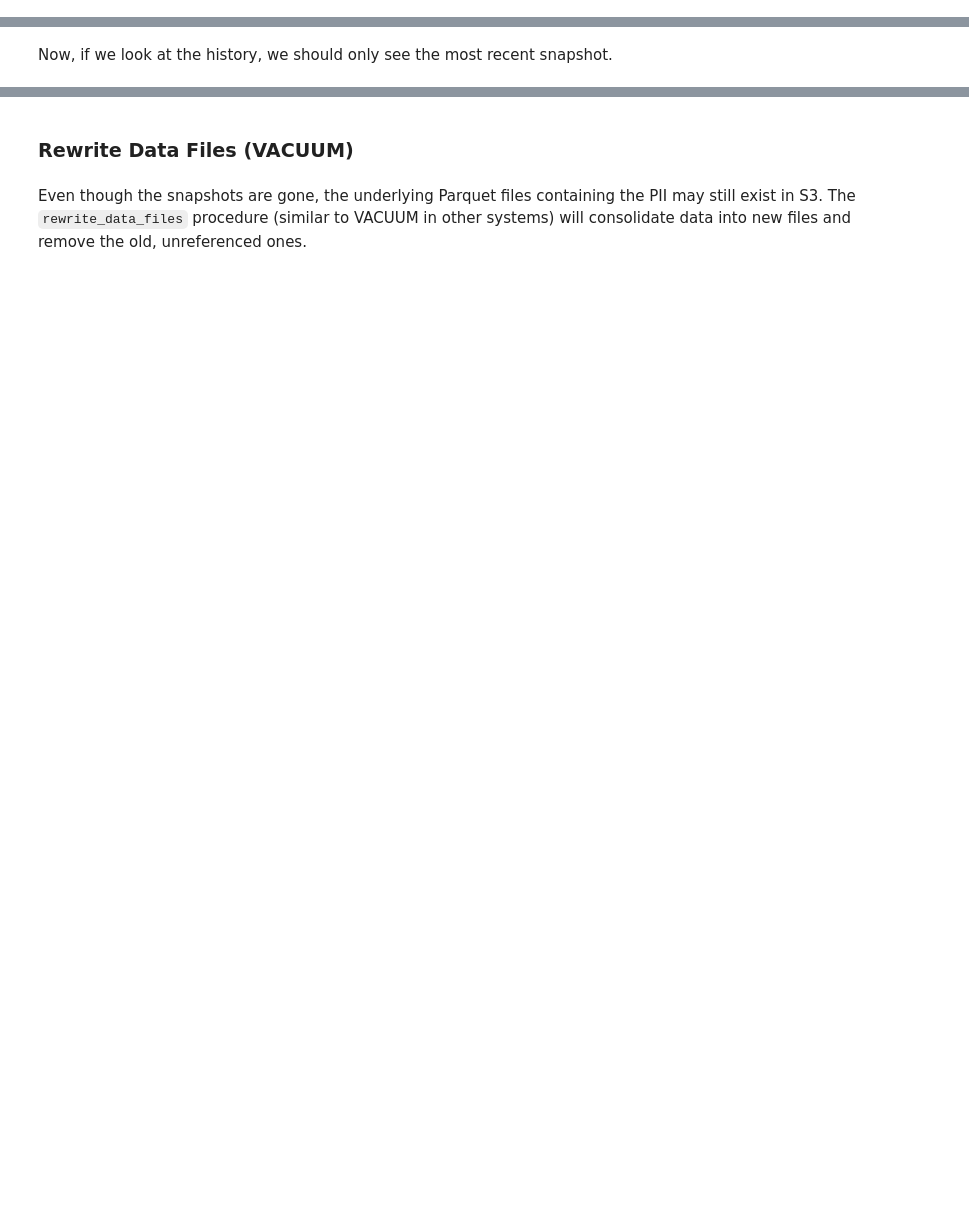
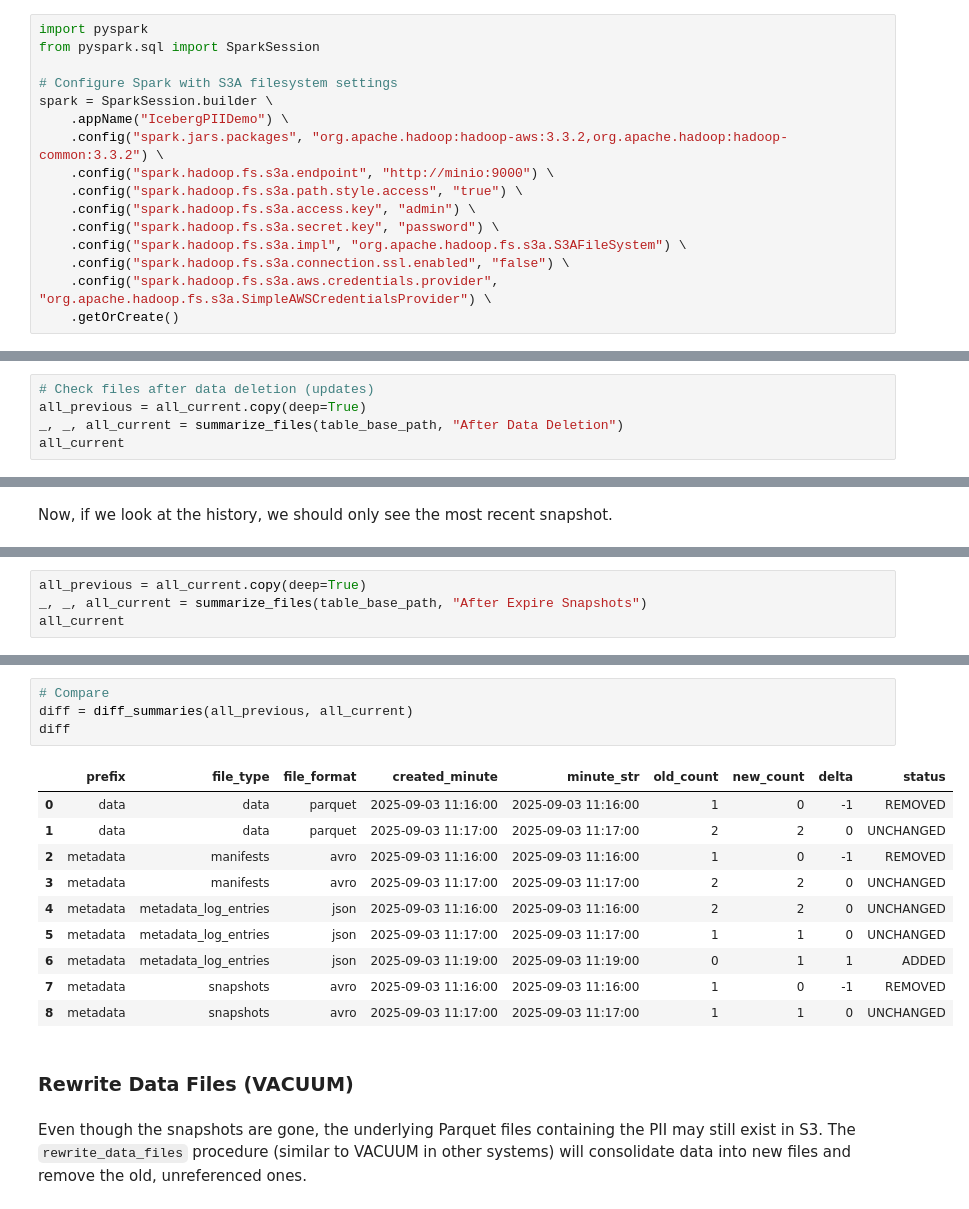
Before and after one commit to datagero/demo-iceberg-permanent-delete, a Jupyter notebook: notebooks/iceberg_pii_deletion_demo.ipynb, the cells around one changed output, grey strips where cells are left out. Saved outputs shown, nothing was run; the diff lists cells and outputs as text; blank space fills up the shorter version.

Commit message:
checkpoint

```diff
--- a/notebooks/iceberg_pii_deletion_demo.ipynb
+++ b/notebooks/iceberg_pii_deletion_demo.ipynb
@@ -15,0 +9,16 @@ spark = SparkSession.builder.appName("IcebergPIIDemo").getOrCreate()
+# %%
+import pyspark
+from pyspark.sql import SparkSession
+
+# Configure Spark with S3A filesystem settings
+spark = SparkSession.builder \
+    .appName("IcebergPIIDemo") \
+    .config("spark.jars.packages", "org.apache.hadoop:hadoop-aws:3.3.2,org.apache.hadoop:hadoop-common:3.3.2") \
+    .config("spark.hadoop.fs.s3a.endpoint", "http://minio:9000") \
+    .config("spark.hadoop.fs.s3a.path.style.access", "true") \
+    .config("spark.hadoop.fs.s3a.access.key", "admin") \
+    .config("spark.hadoop.fs.s3a.secret.key", "password") \
+    .config("spark.hadoop.fs.s3a.impl", "org.apache.hadoop.fs.s3a.S3AFileSystem") \
+    .config("spark.hadoop.fs.s3a.connection.ssl.enabled", "false") \
+    .config("spark.hadoop.fs.s3a.aws.credentials.provider", "org.apache.hadoop.fs.s3a.SimpleAWSCredentialsProvider") \
+    .getOrCreate()
@@ -63,3 +410,8 @@ def delete_pii(case_id):
     """)
 
 delete_pii('case-1')
+# %%
+# Check files after data deletion (updates)
+all_previous = all_current.copy(deep=True)
+_, _, all_current = summarize_files(table_base_path, "After Data Deletion")
+all_current
@@ -99,0 +536,4 @@ spark.table("demo.pii_data.history").show()
+# %%
+all_previous = all_current.copy(deep=True)
+_, _, all_current = summarize_files(table_base_path, "After Expire Snapshots")
+all_current
@@ -100,3 +565,18 @@ spark.table("demo.pii_data.history").show()
+# %%
+# Compare
+diff = diff_summaries(all_previous, all_current)
+diff
+# %% [output]
+|  | prefix | file_type | file_format | created_minute | minute_str | old_count | new_count | delta | status |
+| 0 | data | data | parquet | 2025-09-03 11:16:00 | 2025-09-03 11:16:00 | 1 | 0 | -1 | REMOVED |
+| 1 | data | data | parquet | 2025-09-03 11:17:00 | 2025-09-03 11:17:00 | 2 | 2 | 0 | UNCHANGED |
+| 2 | metadata | manifests | avro | 2025-09-03 11:16:00 | 2025-09-03 11:16:00 | 1 | 0 | -1 | REMOVED |
+| 3 | metadata | manifests | avro | 2025-09-03 11:17:00 | 2025-09-03 11:17:00 | 2 | 2 | 0 | UNCHANGED |
+| 4 | metadata | metadata_log_entries | json | 2025-09-03 11:16:00 | 2025-09-03 11:16:00 | 2 | 2 | 0 | UNCHANGED |
+| 5 | metadata | metadata_log_entries | json | 2025-09-03 11:17:00 | 2025-09-03 11:17:00 | 1 | 1 | 0 | UNCHANGED |
+| 6 | metadata | metadata_log_entries | json | 2025-09-03 11:19:00 | 2025-09-03 11:19:00 | 0 | 1 | 1 | ADDED |
+| 7 | metadata | snapshots | avro | 2025-09-03 11:16:00 | 2025-09-03 11:16:00 | 1 | 0 | -1 | REMOVED |
+| 8 | metadata | snapshots | avro | 2025-09-03 11:17:00 | 2025-09-03 11:17:00 | 1 | 1 | 0 | UNCHANGED |
 # %% [markdown]
 ### Rewrite Data Files (VACUUM)
 # %% [markdown]
```
Also changed, not shown: parts of 38 cells of this notebook, 4 other files.
